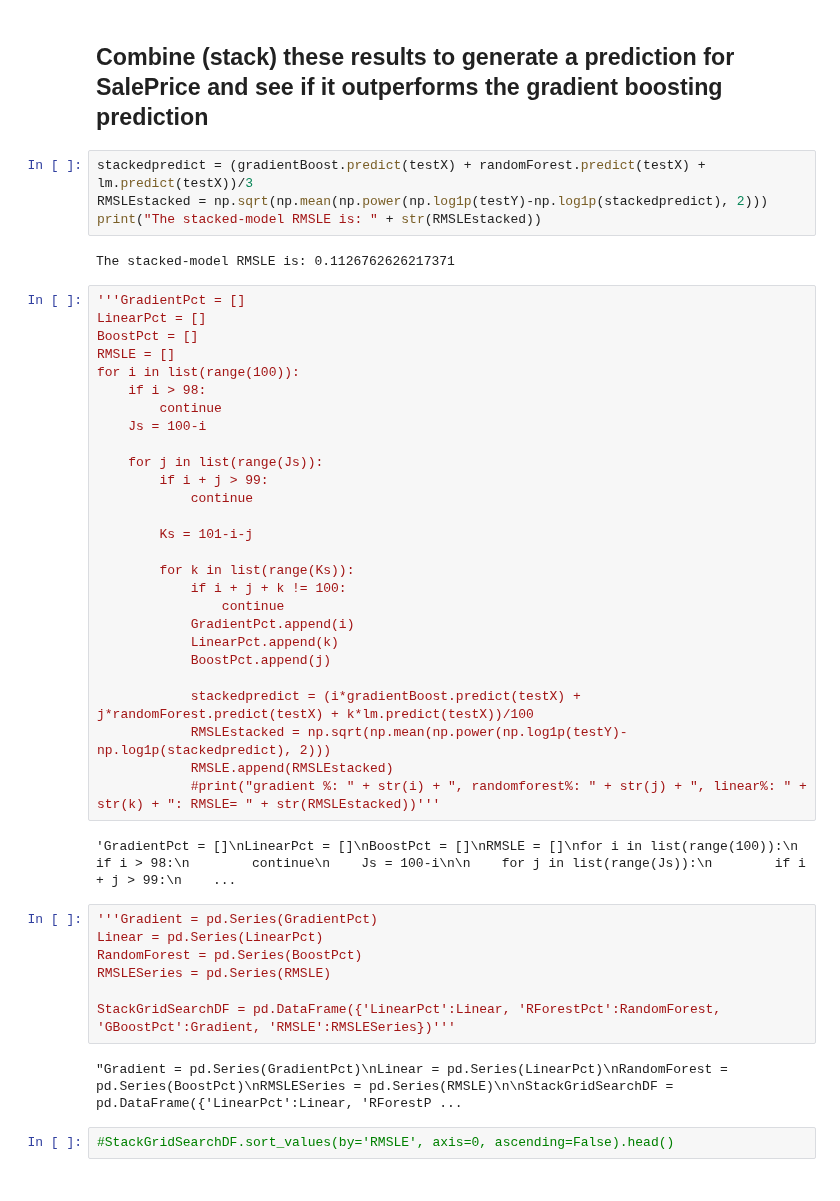
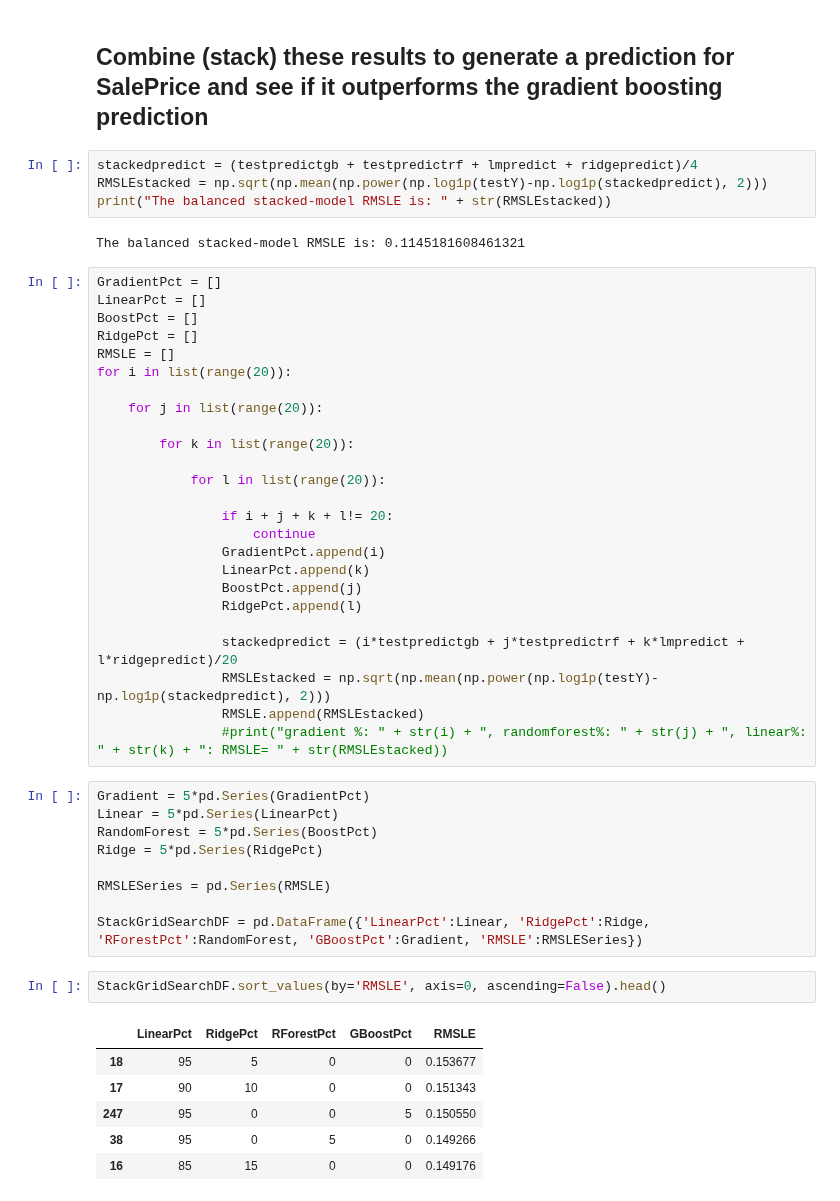
Before and after one commit to cchen17/machine-learning_house-prices, a Jupyter notebook: dave/Ames_Overall_Models_and_Stacking_FinalFeatures.ipynb, the cells around one changed output. Saved outputs shown, nothing was run; the diff lists cells and outputs as text.

```diff
--- a/dave/Ames_Overall_Models_and_Stacking_FinalFeatures.ipynb
+++ b/dave/Ames_Overall_Models_and_Stacking_FinalFeatures.ipynb
@@ -118,49 +172,52 @@ The test RMSLE is: 0.11842452855076531
 # %% [markdown]
 ## Combine (stack) these results to generate a prediction for SalePrice and see if it outperforms the gradient boosting prediction
 # %%
-stackedpredict = (gradientBoost.predict(testX) + randomForest.predict(testX) + lm.predict(testX))/3
+stackedpredict = (testpredictgb + testpredictrf + lmpredict + ridgepredict)/4
 RMSLEstacked = np.sqrt(np.mean(np.power(np.log1p(testY)-np.log1p(stackedpredict), 2)))
-print("The stacked-model RMSLE is: " + str(RMSLEstacked))
+print("The balanced stacked-model RMSLE is: " + str(RMSLEstacked))
 # %% [output]
-The stacked-model RMSLE is: 0.1126762626217371
+The balanced stacked-model RMSLE is: 0.1145181608461321
 # %%
-'''GradientPct = []
+GradientPct = []
 LinearPct = []
 BoostPct = []
+RidgePct = []
 RMSLE = []
-for i in list(range(100)):
-    if i > 98:
-        continue
-    Js = 100-i
+for i in list(range(20)):
 
-    for j in list(range(Js)):
-        if i + j > 99:
-            continue
+    for j in list(range(20)):
 
-        Ks = 101-i-j
+        for k in list(range(20)):
 
-        for k in list(range(Ks)):
-            if i + j + k != 100:
-                continue
-            GradientPct.append(i)
-            LinearPct.append(k)
-            BoostPct.append(j)
+            for l in list(range(20)):
 
-            stackedpredict = (i*gradientBoost.predict(testX) + j*randomForest.predict(testX) + k*lm.predict(testX))/100
-            RMSLEstacked = np.sqrt(np.mean(np.power(np.log1p(testY)-np.log1p(stackedpredict), 2)))
-            RMSLE.append(RMSLEstacked)
-            #print("gradient %: " + str(i) + ", randomforest%: " + str(j) + ", linear%: " + str(k) + ": RMSLE= " + str(RMSLEstacked))'''
+                if i + j + k + l!= 20:
+                    continue
+                GradientPct.append(i)
+                LinearPct.append(k)
+                BoostPct.append(j)
+                RidgePct.append(l)
+
+                stackedpredict = (i*testpredictgb + j*testpredictrf + k*lmpredict + l*ridgepredict)/20
+                RMSLEstacked = np.sqrt(np.mean(np.power(np.log1p(testY)-np.log1p(stackedpredict), 2)))
+                RMSLE.append(RMSLEstacked)
+                #print("gradient %: " + str(i) + ", randomforest%: " + str(j) + ", linear%: " + str(k) + ": RMSLE= " + str(RMSLEstacked))
-# %% [output]
-'GradientPct = []\nLinearPct = []\nBoostPct = []\nRMSLE = []\nfor i in list(range(100)):\n    if i > 98:\n        continue\n    Js = 100-i\n\n    for j in list(range(Js)):\n        if i + j > 99:\n    ...
 # %%
-'''Gradient = pd.Series(GradientPct)
-Linear = pd.Series(LinearPct)
-RandomForest = pd.Series(BoostPct)
+Gradient = 5*pd.Series(GradientPct)
+Linear = 5*pd.Series(LinearPct)
+RandomForest = 5*pd.Series(BoostPct)
+Ridge = 5*pd.Series(RidgePct)
+
 RMSLESeries = pd.Series(RMSLE)
 
-StackGridSearchDF = pd.DataFrame({'LinearPct':Linear, 'RForestPct':RandomForest, 'GBoostPct':Gradient, 'RMSLE':RMSLESeries})'''
+StackGridSearchDF = pd.DataFrame({'LinearPct':Linear, 'RidgePct':Ridge, 'RForestPct':RandomForest, 'GBoostPct':Gradient, 'RMSLE':RMSLESeries})
-# %% [output]
-"Gradient = pd.Series(GradientPct)\nLinear = pd.Series(LinearPct)\nRandomForest = pd.Series(BoostPct)\nRMSLESeries = pd.Series(RMSLE)\n\nStackGridSearchDF = pd.DataFrame({'LinearPct':Linear, 'RForestP ...
 # %%
-#StackGridSearchDF.sort_values(by='RMSLE', axis=0, ascending=False).head()
+StackGridSearchDF.sort_values(by='RMSLE', axis=0, ascending=False).head()
+# %% [output]
+|  | LinearPct | RidgePct | RForestPct | GBoostPct | RMSLE |
+| 18 | 95 | 5 | 0 | 0 | 0.153677 |
+| 17 | 90 | 10 | 0 | 0 | 0.151343 |
+| 247 | 95 | 0 | 0 | 5 | 0.150550 |
+| 38 | 95 | 0 | 5 | 0 | 0.149266 |
+| 16 | 85 | 15 | 0 | 0 | 0.149176 |
 # %%
```
Also changed, not shown: parts of 6 cells of this notebook, 2 other files.
